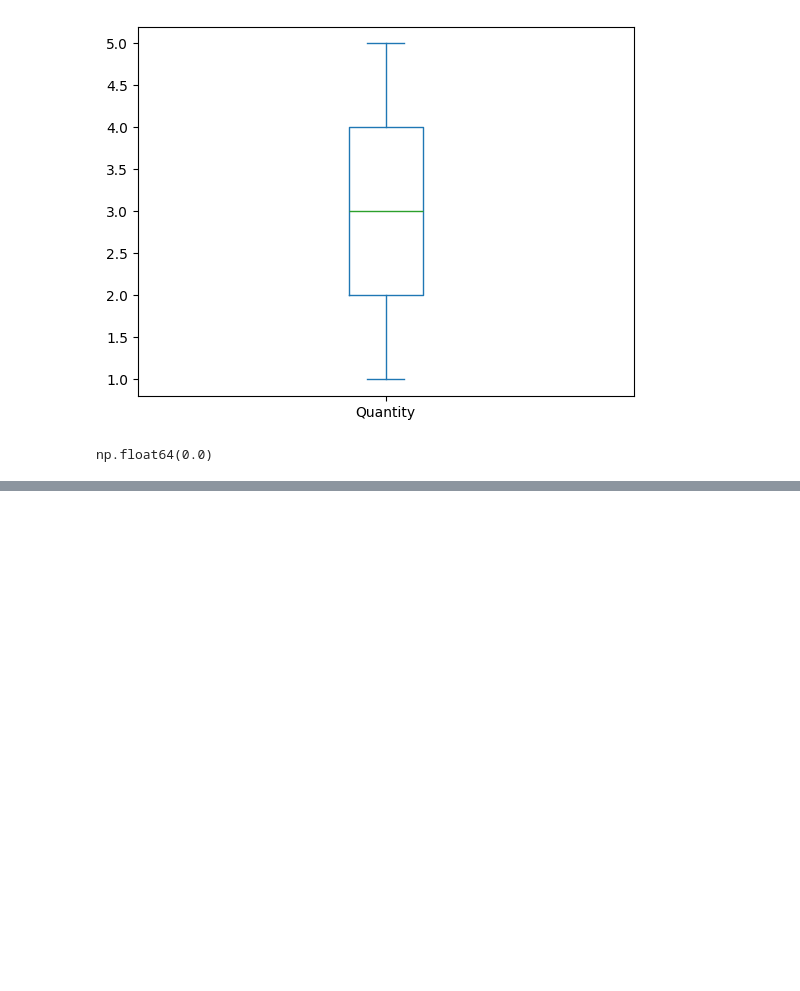
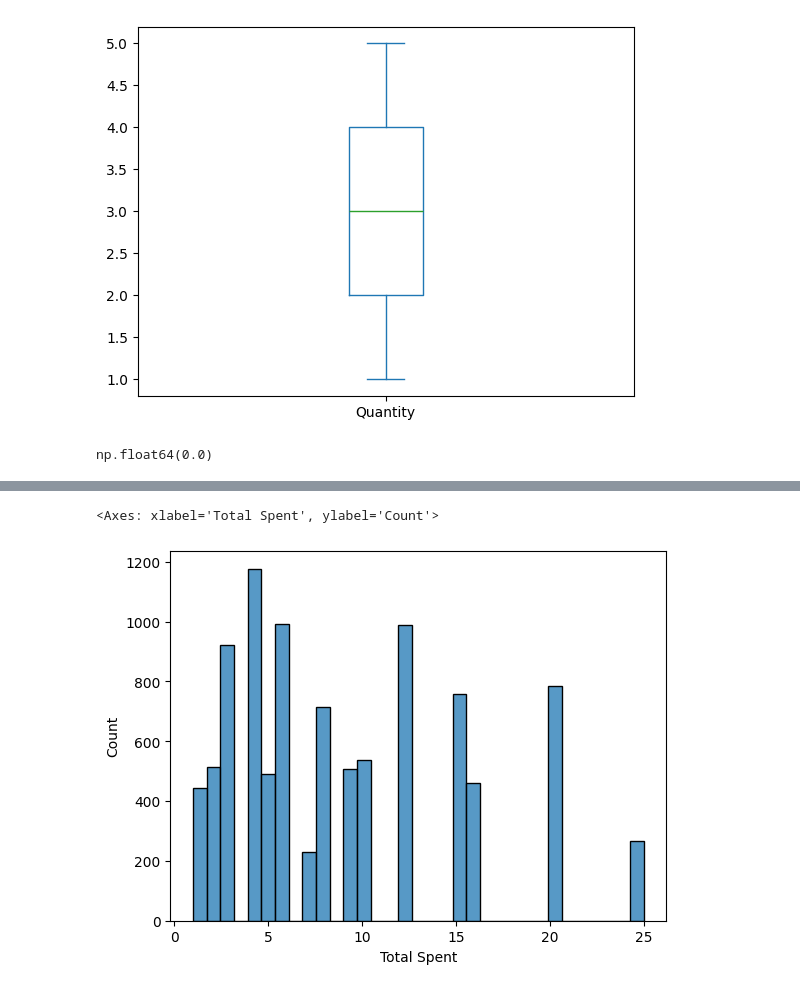
Before and after one commit to aayushmanz/Python-For-Data-Science, a Jupyter notebook: Pandas in Python/Practice in pandas/Practice_6_Dirty_cafe_sales.ipynb, the cells around one changed output, grey strips where cells are left out. Saved outputs shown, nothing was run; the diff lists cells and outputs as text; code cells hidden in the pictures; blank space fills up the shorter version.

```diff
--- a/Pandas in Python/Practice in pandas/Practice_6_Dirty_cafe_sales.ipynb
+++ b/Pandas in Python/Practice in pandas/Practice_6_Dirty_cafe_sales.ipynb
@@ -438,0 +464,5 @@ np.float64(0.0)
+# %%
+sns.histplot(data=df['Total Spent'])
+# %% [output]
+<Axes: xlabel='Total Spent', ylabel='Count'>
+[figure, added]
```
Also changed, not shown: parts of 8 cells of this notebook.
